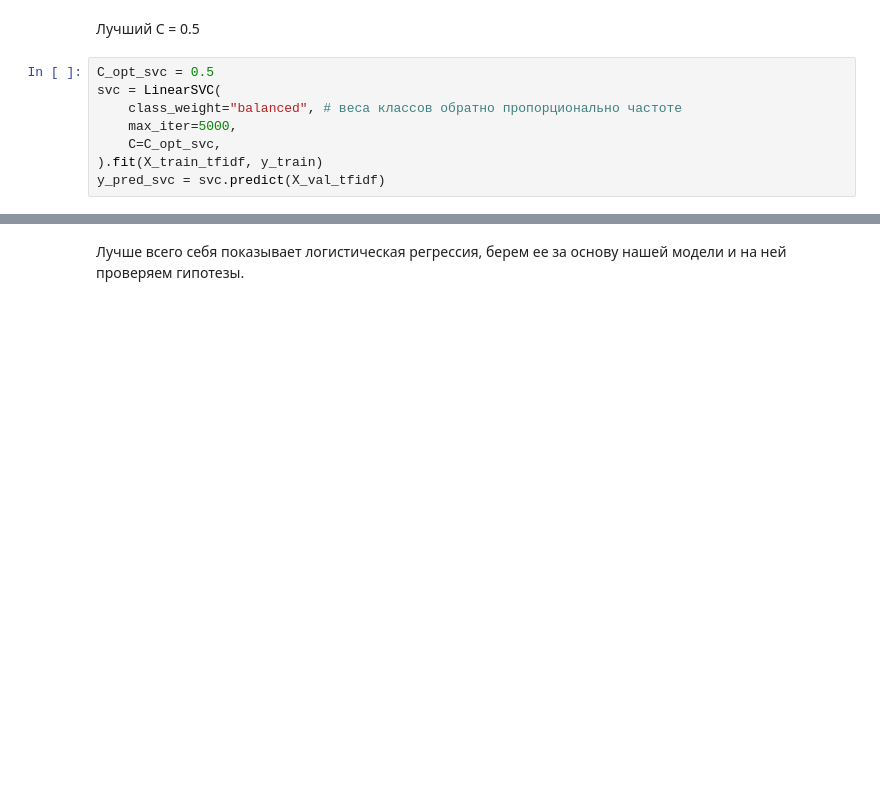
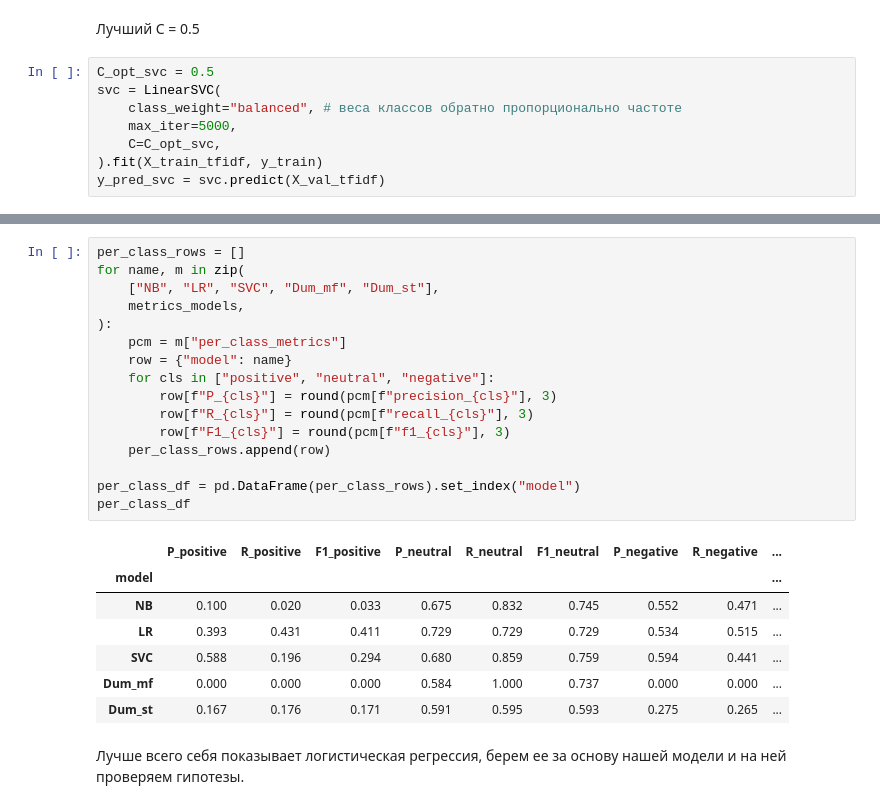
Before and after one commit to Half-Head/ML_homework, a Jupyter notebook: hw1/2_reactions.ipynb, the cells around one changed output, grey strips where cells are left out. Drawn from its saved outputs; the diff is of its cells as text; blank space fills up the shorter version.

```diff
--- a/hw1/2_reactions.ipynb
+++ b/hw1/2_reactions.ipynb
@@ -254,6 +256,30 @@ metrics_models_df
 | NB | 0.630290 | 0.440752 | 0.428674 | 0.592472 | [[1, 13, 37], [4, 64, 68], [5, 39... | {'precision_positive': 0.1, 'reca... |
 | Dum_st | 0.447661 | 0.345532 | 0.344749 | 0.447269 | [[9, 17, 25], [17, 36, 83], [28, ... | {'precision_positive': 0.16666666... |
 | Dum_mf | 0.583519 | 0.333333 | 0.245663 | 0.430048 | [[0, 0, 51], [0, 0, 136], [0, 0, ... | {'precision_positive': 0.0, 'reca... |
+# %%
+per_class_rows = []
+for name, m in zip(
+    ["NB", "LR", "SVC", "Dum_mf", "Dum_st"],
+    metrics_models,
+):
+    pcm = m["per_class_metrics"]
+    row = {"model": name}
+    for cls in ["positive", "neutral", "negative"]:
+        row[f"P_{cls}"] = round(pcm[f"precision_{cls}"], 3)
+        row[f"R_{cls}"] = round(pcm[f"recall_{cls}"], 3)
+        row[f"F1_{cls}"] = round(pcm[f"f1_{cls}"], 3)
+    per_class_rows.append(row)
+
+per_class_df = pd.DataFrame(per_class_rows).set_index("model")
+per_class_df
+# %% [output]
+|  | P_positive | R_positive | F1_positive | P_neutral | R_neutral | F1_neutral | P_negative | R_negative | ... |
+| model |  |  |  |  |  |  |  |  | ... |
+| NB | 0.100 | 0.020 | 0.033 | 0.675 | 0.832 | 0.745 | 0.552 | 0.471 | ... |
+| LR | 0.393 | 0.431 | 0.411 | 0.729 | 0.729 | 0.729 | 0.534 | 0.515 | ... |
+| SVC | 0.588 | 0.196 | 0.294 | 0.680 | 0.859 | 0.759 | 0.594 | 0.441 | ... |
+| Dum_mf | 0.000 | 0.000 | 0.000 | 0.584 | 1.000 | 0.737 | 0.000 | 0.000 | ... |
+| Dum_st | 0.167 | 0.176 | 0.171 | 0.591 | 0.595 | 0.593 | 0.275 | 0.265 | ... |
 # %% [markdown]
 Лучше всего себя показывает логистическая регрессия, берем ее за основу нашей модели и на ней проверяем гипотезы.
 # %% [markdown]
```
Also changed, not shown: parts of 9 cells of this notebook, 3 other files.
